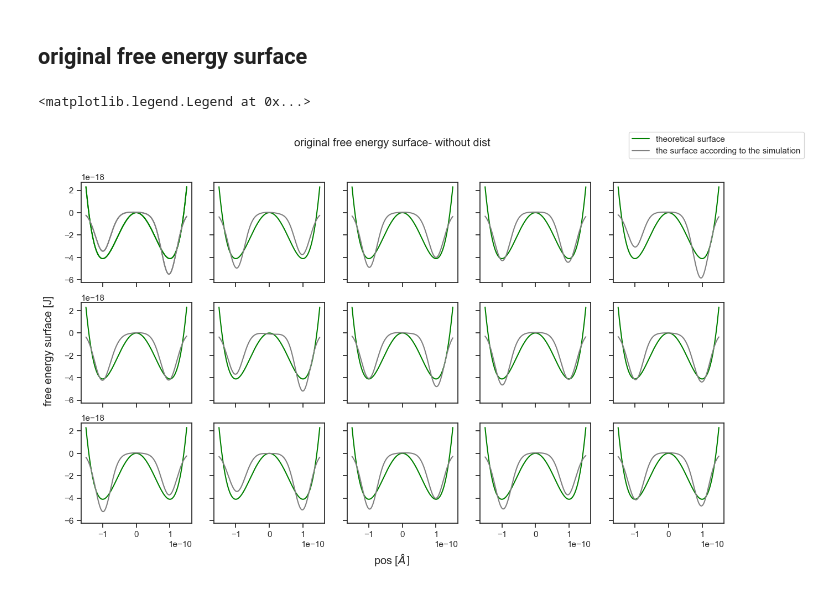
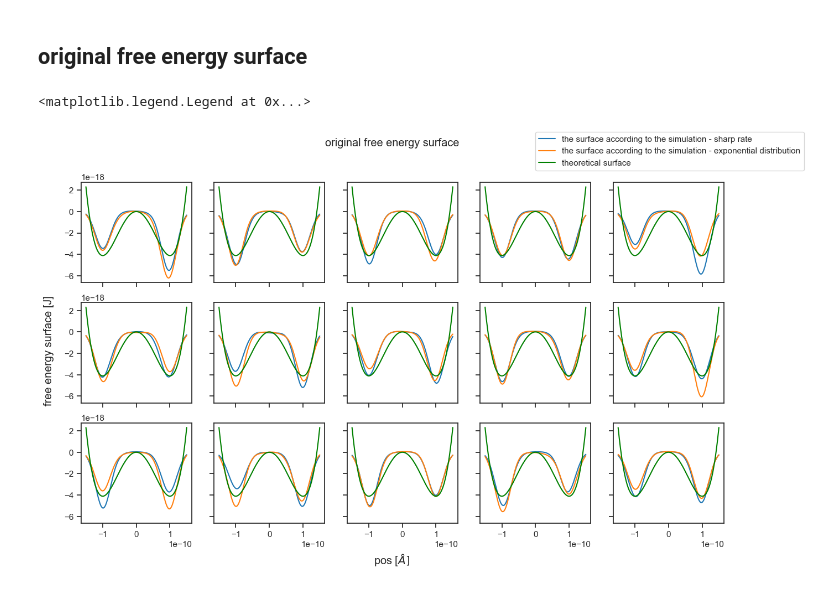
Before and after one commit to SagiMeir/Simulations4Beginners, a Jupyter notebook: poisson_rate_for_gaussians.ipynb, the cells around one changed output. Drawn from its saved outputs; the diff is of its cells as text; code cells hidden in the pictures.

```diff
--- a/poisson_rate_for_gaussians.ipynb
+++ b/poisson_rate_for_gaussians.ipynb
@@ -52,8 +52,8 @@ for i in x:
     y.append(A*i**4-B*i**2)
 
 plt.plot(x,y)
-pos = 0.8e-10
-plt.plot(pos, A*pos**4-B*pos**2, 'ro', label="starting pos")
+pos1 = 0.8e-10
+plt.plot(pos1, A*pos1**4-B*pos1**2, 'ro', label="starting pos")
 plt.xlabel(r"pos [$\AA ]$")
 plt.ylabel("free energy surface [J]")
 plt.legend()
@@ -345,8 +301,8 @@ for i in x:
     y.append(A*i**4-B*i**2)
 
 plt.plot(x,y)
-pos = 1e-10
-plt.plot(pos, A*pos**4-B*pos**2, 'ro', label="starting pos")
+pos1 = 1e-10
+plt.plot(pos1, A*pos1**4-B*pos1**2, 'ro', label="starting pos")
 plt.xlabel(r"pos [$\AA ]$")
 plt.ylabel("free energy surface [J]")
 plt.legend()
@@ -527,41 +483,50 @@ fig, axes = plt.subplots(rows, colums, figsize=(15,8), sharex=True, sharey=True)
 seeds = []
 for i in range(0, 15):
   seeds.append(937142 + i)
 
 x = np.linspace(-1.5E-10, 1.5E-10, 880)
 w = 6E-20
 sigma = 2e-11
 y = []
 A = 4.11E22
 B = 822
 for i in x:
     y.append(A*i**4-B*i**2)
 
 A = []
+B = []
 for i, seedNum in enumerate(seeds):
-    df = pd.read_csv("gaussiansPos_3rd_" + str(i) + ".log", sep='\s+')
-    #df = pd.read_csv("gaussiansPos.log", sep='\s+')
-    pos = df['X']
-    arr = []
+    df1 = pd.read_csv("gaussiansPos_3rd_" + str(i) + ".log", sep='\s+')
+    df2 = pd.read_csv("gaussiansPos_4th_" + str(i) + ".log", sep='\s+')
+    pos1 = df1['X']
+    arr1 = []
     for j in x:
-        arr.append(-w * np.exp(-(np.array(j-pos)) ** 2 / (2 * sigma ** 2)).sum(0) + 0.53e-19)
-    A.append(arr)
+        arr1.append(-w * np.exp(-(np.array(j-pos1)) ** 2 / (2 * sigma ** 2)).sum(0) + 0.53e-19)
+    A.append(arr1)
+    pos2 = df2['X']
+    arr2 = []
+    for j in x:
+        arr2.append(-w * np.exp(-(np.array(j-pos2)) ** 2 / (2 * sigma ** 2)).sum(0) + 0.53e-19)
+    B.append(arr2)
 
 
-fig.suptitle("original free energy surface- without dist")
+fig.suptitle("original free energy surface")
 fig.supxlabel(r"pos [$\AA ]$")
 fig.supylabel(r"free energy surface [J]", x = 0.08)
 c = 0
 for i in range(rows):
     for j in range(colums):
         if(i == 0 and j == 0):
+            axes[i][j].plot(x, A[c], label='the surface according to the simulation - sharp rate')
+            axes[i][j].plot(x, B[c], label='the surface according to the simulation - exponential distribution')
             axes[i][j].plot(x, y, color='green', label='theoretical surface')
-            axes[i][j].plot(x, A[c], color='gray',label='the surface according to the simulation')
-        axes[i][j].plot(x, y, color='green')
-        axes[i][j].plot(x, A[c], color='gray')
+        else:
+            axes[i][j].plot(x, A[c])
+            axes[i][j].plot(x, B[c])
+            axes[i][j].plot(x, y, color='green')
         c += 1
 
 fig.legend()
 # %% [output]
 <matplotlib.legend.Legend at 0x...>
-[figure, old version]
+[figure, new version]
```
Also changed, not shown: parts of 3 cells of this notebook.
